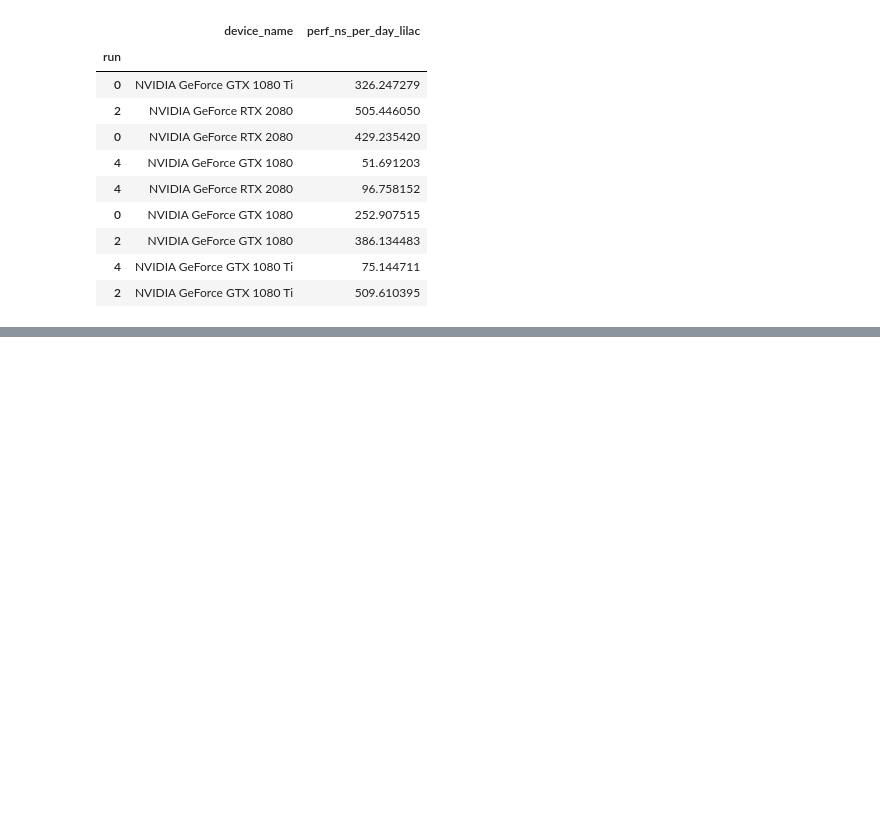
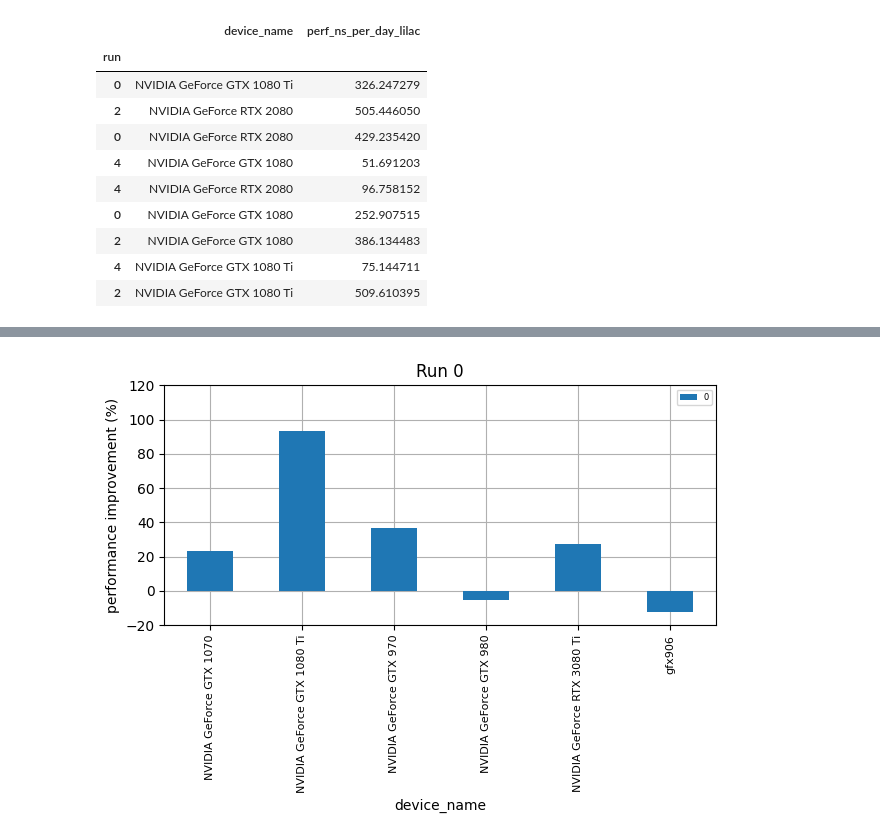
Before and after one commit to FoldingAtHome/fah-gpu-species, a Jupyter notebook: notebooks/core22_8.0.ipynb, the cells around one changed output, grey strips where cells are left out. Cells and saved outputs as stored; diff of their text form; code cells hidden in the pictures; blank space fills up the shorter version.

```diff
--- a/notebooks/core22_8.0.ipynb
+++ b/notebooks/core22_8.0.ipynb
@@ -376,0 +385,17 @@ plt.savefig("./plots/run4.png")
+# %%
+def merge_with_percentage_change(df1, df2, run, name1, name2, how="inner"):
+    d1_sub = df1[["perf_ns_per_day", "device_name"]].loc[run].groupby("device_name").mean("perf_ns_per_day")
+    d2_sub = df2[["perf_ns_per_day", "device_name"]].loc[run].groupby("device_name").mean("perf_ns_per_day")
+    merge = pd.merge(d1_sub,d2_sub, left_index=True, right_index=True, suffixes=(f'_{name1}', f'_{name2}'), how=how)
+    diff = pd.DataFrame(((merge["perf_ns_per_day_P17113_8.0.0"] - merge["perf_ns_per_day_P17110_7.7.0"])/merge["perf_ns_per_day_P17110_7.7.0"])*100)
+    diff.plot.bar(title=f"Run {run}", grid=True)
+    plt.ylim(-20, 120)
+    plt.ylabel("performance improvement (%)")
+    plt.xticks(fontsize=8)
+    plt.subplots_adjust(left=0.1, right=0.9, top=0.9, bottom=0.1)
+    plt.legend(fontsize=6)
+    plt.tight_layout()
+# %%
+merge_with_percentage_change(data_113_sel, data_110_sel, 0, "P17113_8.0.0","P17110_7.7.0")
+# %% [output]
+[figure, added]
```
Also changed, not shown: parts of 23 cells of this notebook.
